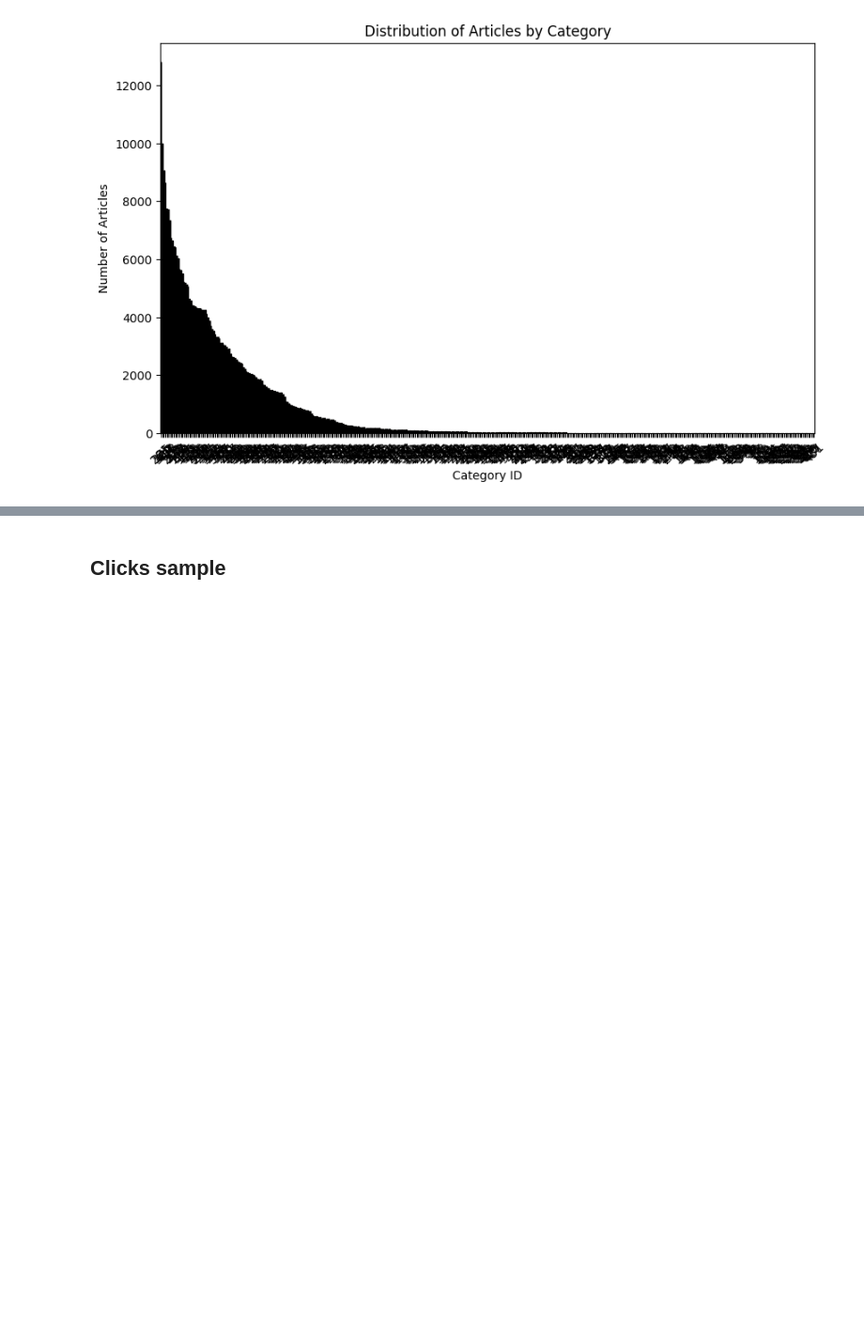
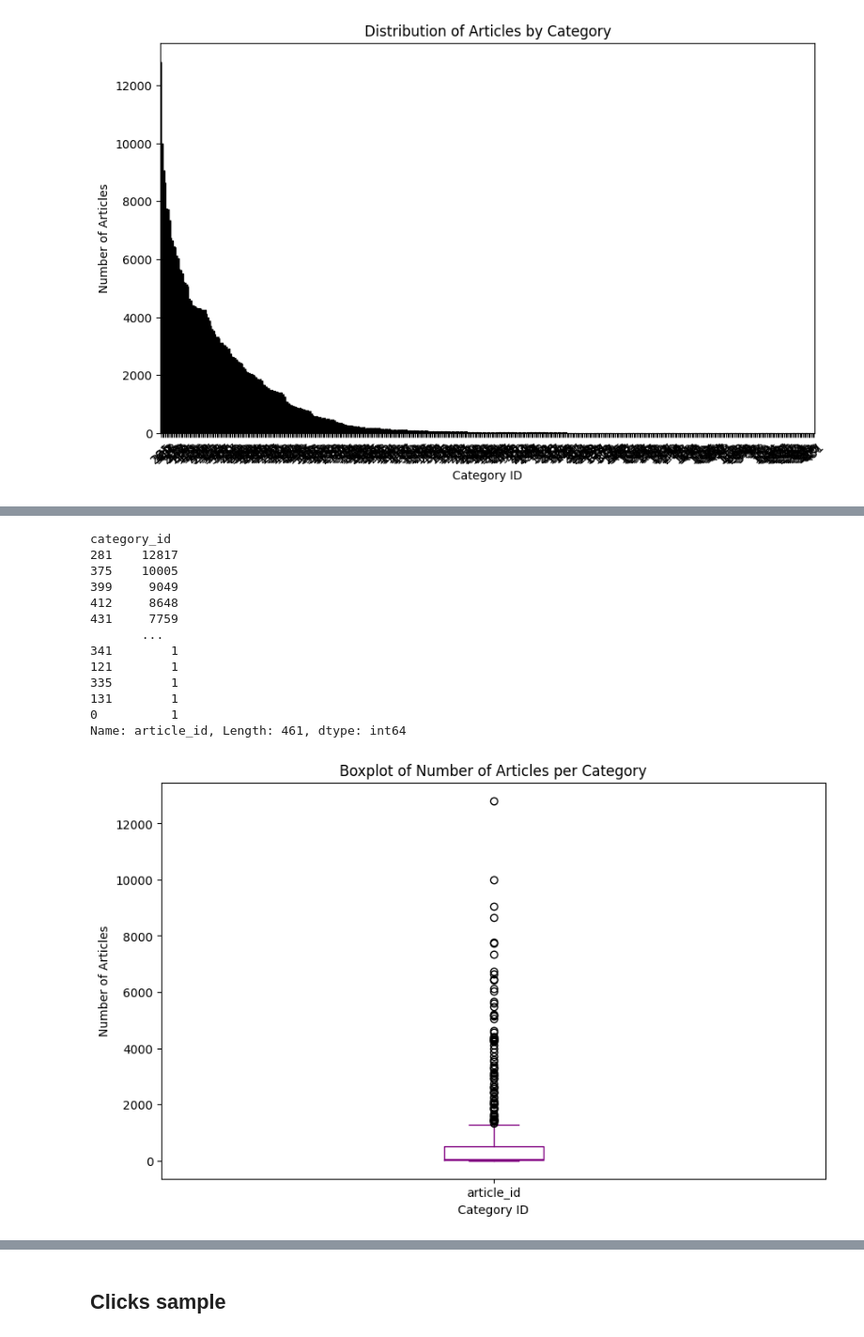
Before and after one commit to Laeti-dev/P10-Content_recommandation_app, a Jupyter notebook: notebooks/eda.ipynb, the cells around one changed output, grey strips where cells are left out. Shown at 94% size. Saved outputs shown, nothing was run; the diff lists cells and outputs as text; code cells hidden in the pictures; blank space fills up the shorter version.

```diff
--- a/notebooks/eda.ipynb
+++ b/notebooks/eda.ipynb
@@ -127,0 +141,25 @@ plt.show()
+# %%
+# vertical box plot the number of articles per category
+categories = articles.groupby('category_id')['article_id'].count().sort_values(ascending=False)
+display(categories)
+plt.figure(figsize=(10, 6))
+categories.plot(kind='box', color='purple')
+plt.xlabel('Category ID')
+plt.ylabel('Number of Articles')
+plt.title('Boxplot of Number of Articles per Category')
+plt.show()
+# %% [output]
+category_id
+281    12817
+375    10005
+399     9049
+412     8648
+431     7759
+       ...
+341        1
+121        1
+335        1
+131        1
+0          1
+Name: article_id, Length: 461, dtype: int64
+[figure, added]
```
Also changed, not shown: parts of 33 cells of this notebook, 8 other files.
